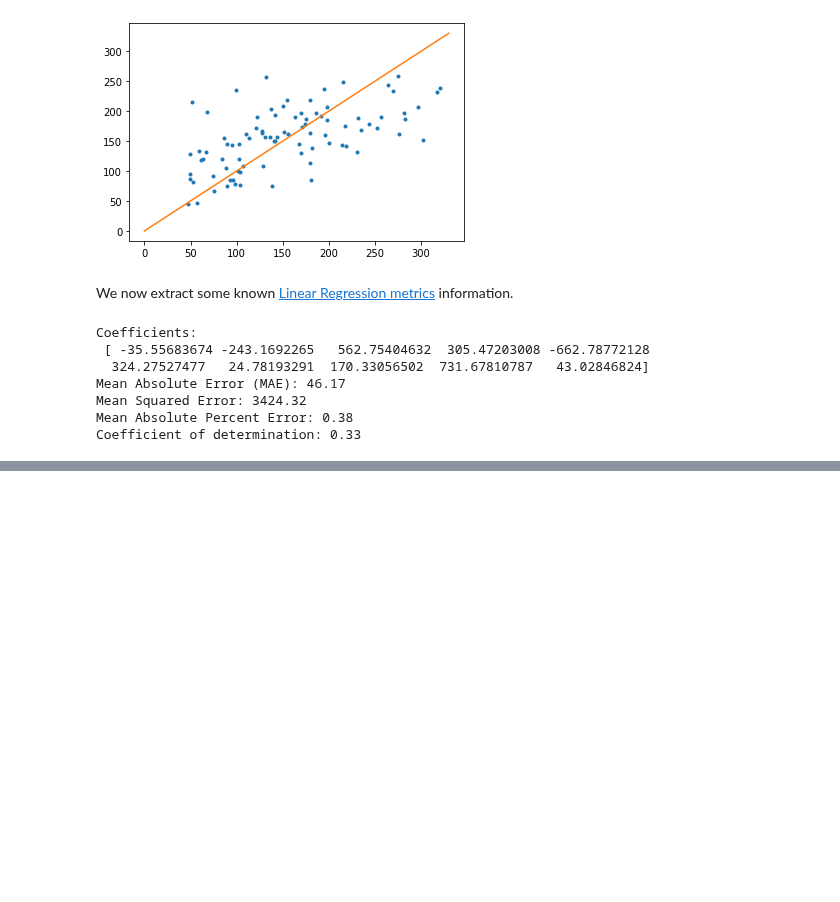
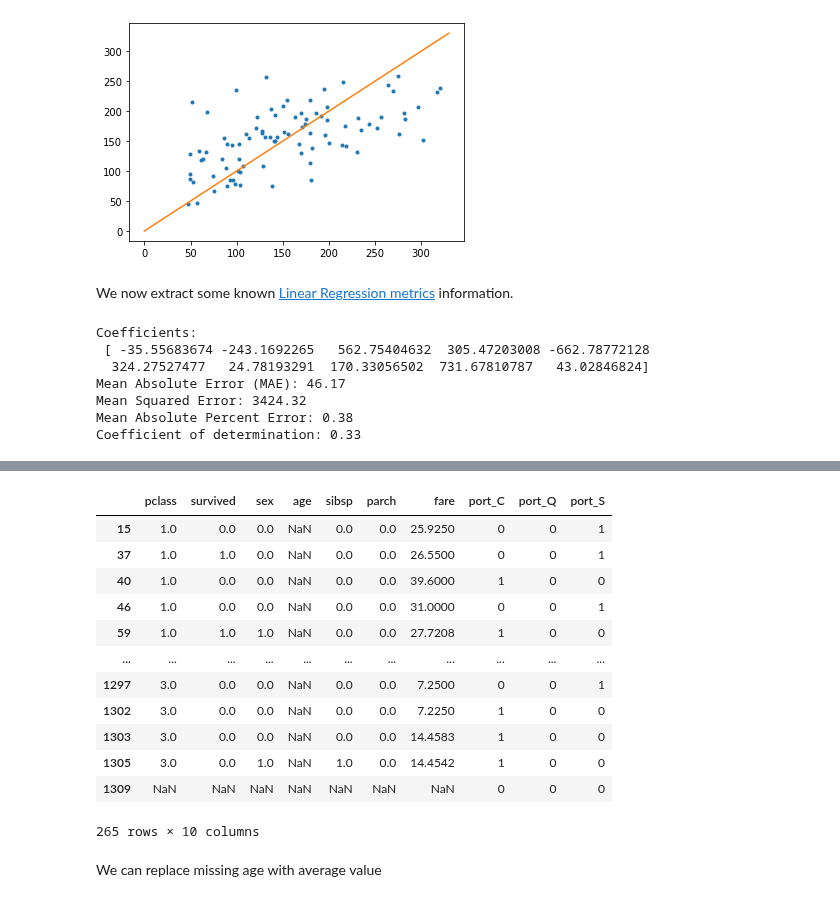
Before and after one commit to clizarraga-UAD7/Notebooks, a Jupyter notebook: OverviewMLAlgorithms.ipynb, the cells around one changed output, grey strips where cells are left out. Drawn from its saved outputs; the diff is of its cells as text; code cells hidden in the pictures; blank space fills up the shorter version.

```diff
--- a/OverviewMLAlgorithms.ipynb
+++ b/OverviewMLAlgorithms.ipynb
@@ -195,0 +304,4 @@ Coefficient of determination: 0.33
+# %%
+# Drop unnecesary columns
+df1=df0.drop(['name', 'ticket', 'cabin'], axis=1)
+df1.head()
@@ -195,0 +317,4 @@ Coefficient of determination: 0.33
+# %%
+# Change Categorical dummy variables for the embarkment ports
+ports = pd.get_dummies(df1.embarked, prefix='port')
+ports.head()
@@ -195,0 +328,5 @@ Coefficient of determination: 0.33
+# %%
+# Replace 'Embarked' with ports variables and drop column.
+df2 = df1.join(ports)
+df2.drop(['embarked'], axis=1, inplace=True)
+df2.head()
@@ -195,0 +344,3 @@ Coefficient of determination: 0.33
+# %%
+df2.sex = df2.sex.map({'male': 0, 'female': 1})
+df2.head()
@@ -195,0 +376,18 @@ Coefficient of determination: 0.33
+# %%
+df2[pd.isnull(df2).any(axis=1)]
+# %% [output]
+|  | pclass | survived | sex | age | sibsp | parch | fare | port_C | port_Q | port_S |
+| 15 | 1.0 | 0.0 | 0.0 | NaN | 0.0 | 0.0 | 25.9250 | 0 | 0 | 1 |
+| 37 | 1.0 | 1.0 | 0.0 | NaN | 0.0 | 0.0 | 26.5500 | 0 | 0 | 1 |
+| 40 | 1.0 | 0.0 | 0.0 | NaN | 0.0 | 0.0 | 39.6000 | 1 | 0 | 0 |
+| 46 | 1.0 | 0.0 | 0.0 | NaN | 0.0 | 0.0 | 31.0000 | 0 | 0 | 1 |
+| 59 | 1.0 | 1.0 | 1.0 | NaN | 0.0 | 0.0 | 27.7208 | 1 | 0 | 0 |
+| ... | ... | ... | ... | ... | ... | ... | ... | ... | ... | ... |
+| 1297 | 3.0 | 0.0 | 0.0 | NaN | 0.0 | 0.0 | 7.2500 | 0 | 0 | 1 |
+| 1302 | 3.0 | 0.0 | 0.0 | NaN | 0.0 | 0.0 | 7.2250 | 1 | 0 | 0 |
+| 1303 | 3.0 | 0.0 | 0.0 | NaN | 0.0 | 0.0 | 14.4583 | 1 | 0 | 0 |
+| 1305 | 3.0 | 0.0 | 1.0 | NaN | 1.0 | 0.0 | 14.4542 | 1 | 0 | 0 |
+| 1309 | NaN | NaN | NaN | NaN | NaN | NaN | NaN | 0 | 0 | 0 |
+265 rows × 10 columns
+# %% [markdown]
+We can replace missing age with average value
```
Also changed, not shown: parts of 36 cells of this notebook.
